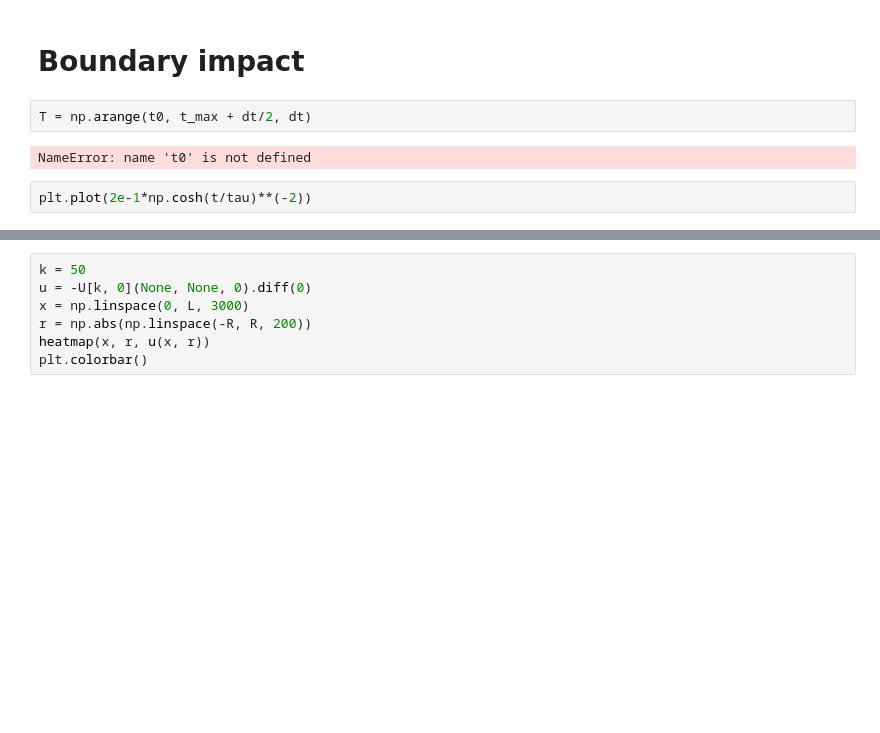
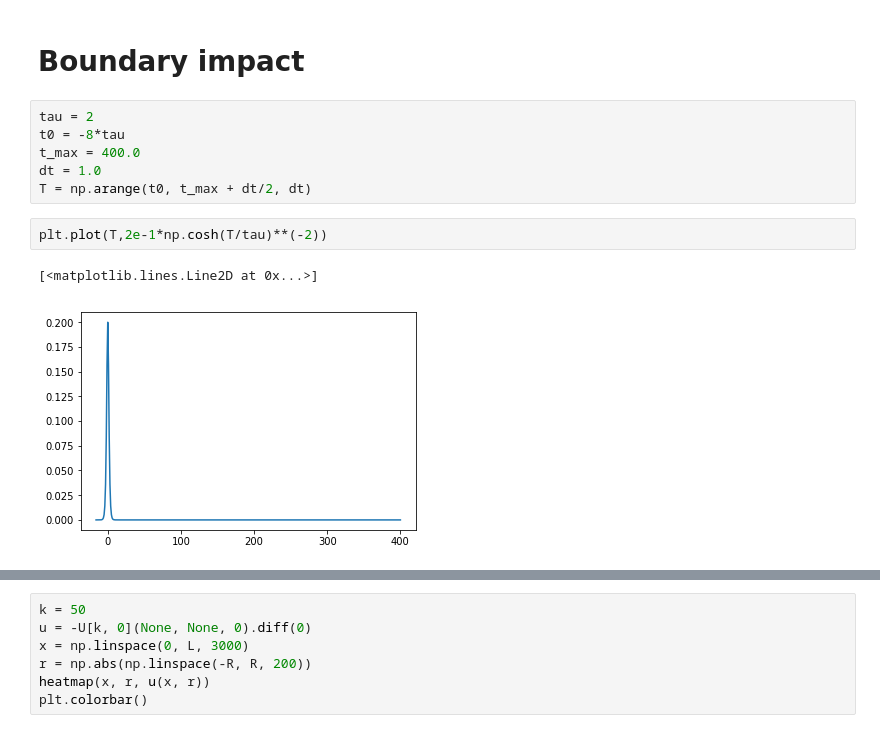
Before and after one commit to fgarbuzov/Spectral, a Jupyter notebook: NonlinearCylinderImpact.ipynb, the cells around one changed output, grey strips where cells are left out. Drawn from its saved outputs; the diff is of its cells as text; blank space fills up the shorter version.

```diff
--- a/NonlinearCylinderImpact.ipynb
+++ b/NonlinearCylinderImpact.ipynb
@@ -145,11 +150,16 @@ def derivative(t, y):
 # %% [markdown]
 # Boundary impact
 # %%
+tau = 2
+t0 = -8*tau
+t_max = 400.0
+dt = 1.0
 T = np.arange(t0, t_max + dt/2, dt)
-# %% [output]
-NameError: name 't0' is not defined
 # %%
-plt.plot(2e-1*np.cosh(t/tau)**(-2))
+plt.plot(T,2e-1*np.cosh(T/tau)**(-2))
+# %% [output]
+[<matplotlib.lines.Line2D at 0x...>]
+[figure, added]
 # %%
 %%time
 tau = 2
```
Also changed, not shown: parts of 7 cells of this notebook, 6 other files.
